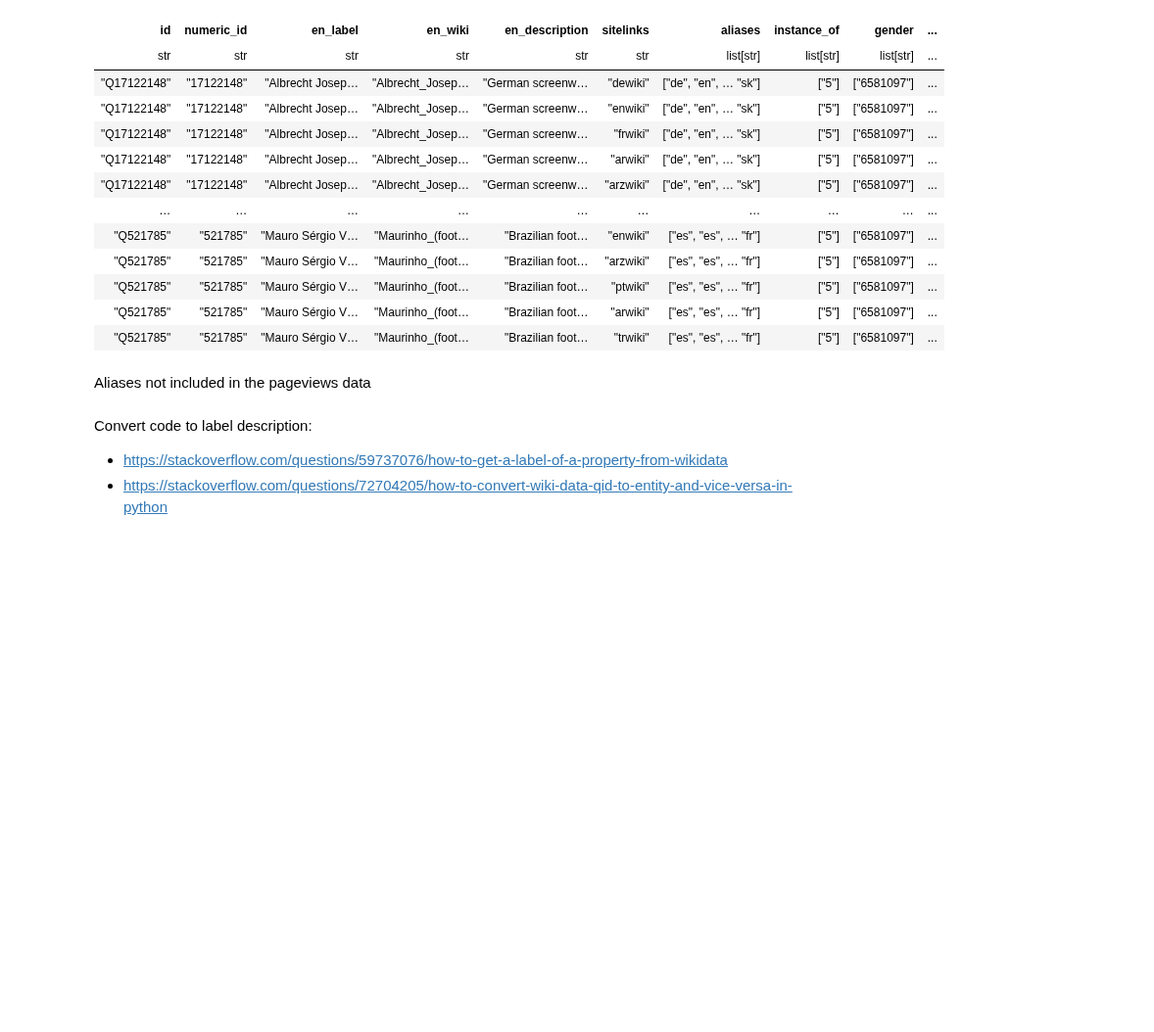
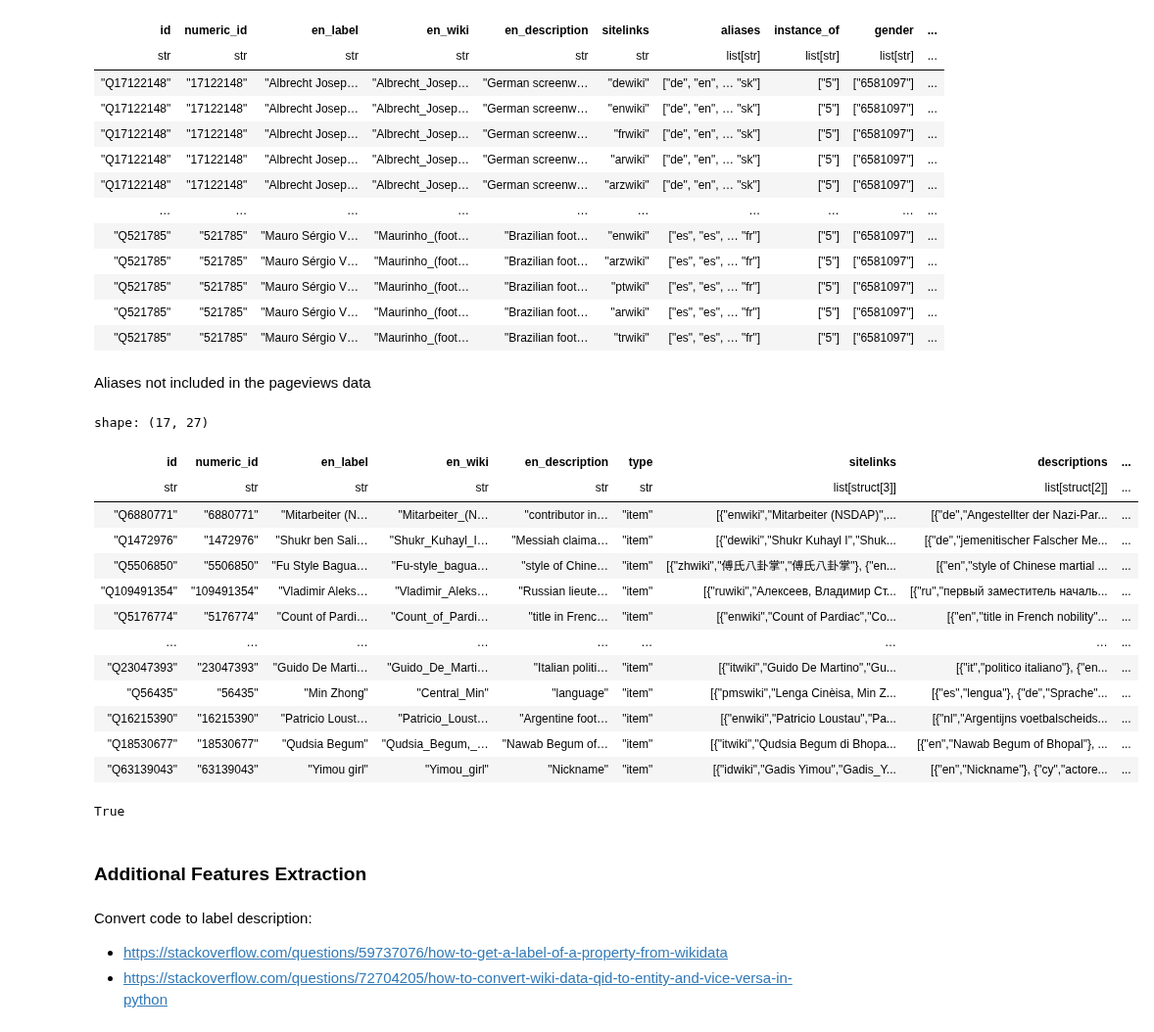
Before and after one commit to MNetanel/wikipedia-people-page-views-patterns, a Jupyter notebook: notebooks/wikipedia_pageviews_project.ipynb, the cells around one changed output. Shown at 98% size. Saved outputs shown, nothing was run; the diff lists cells and outputs as text; code cells hidden in the pictures; blank space fills up the shorter version.

```diff
--- a/notebooks/wikipedia_pageviews_project.ipynb
+++ b/notebooks/wikipedia_pageviews_project.ipynb
@@ -577,6 +603,29 @@ shape: (21, 23)
 info_df.write_parquet(PROCESSED_DATA_DIR / 'wikidata_all.parquet')
 # %% [markdown]
 Aliases not included in the pageviews data
+# %%
+display(info_df.filter(pl.col('subclass_of').list.len() > 0))
+# %% [output]
+shape: (17, 27)
+| id | numeric_id | en_label | en_wiki | en_description | type | sitelinks | descriptions | ... |
+| str | str | str | str | str | str | list[struct[3]] | list[struct[2]] | ... |
+| "Q6880771" | "6880771" | "Mitarbeiter (N… | "Mitarbeiter_(N… | "contributor in… | "item" | [{"enwiki","Mitarbeiter (NSDAP)",... | [{"de","Angestellter der Nazi-Par... | ... |
+| "Q1472976" | "1472976" | "Shukr ben Sali… | "Shukr_Kuhayl_I… | "Messiah claima… | "item" | [{"dewiki","Shukr Kuhayl I","Shuk... | [{"de","jemenitischer Falscher Me... | ... |
+| "Q5506850" | "5506850" | "Fu Style Bagua… | "Fu-style_bagua… | "style of Chine… | "item" | [{"zhwiki","傅氏八卦掌","傅氏八卦掌"}, {"en... | [{"en","style of Chinese martial ... | ... |
+| "Q109491354" | "109491354" | "Vladimir Aleks… | "Vladimir_Aleks… | "Russian lieute… | "item" | [{"ruwiki","Алексеев, Владимир Ст... | [{"ru","первый заместитель началь... | ... |
+| "Q5176774" | "5176774" | "Count of Pardi… | "Count_of_Pardi… | "title in Frenc… | "item" | [{"enwiki","Count of Pardiac","Co... | [{"en","title in French nobility"... | ... |
+| … | … | … | … | … | … | … | … | ... |
+| "Q23047393" | "23047393" | "Guido De Marti… | "Guido_De_Marti… | "Italian politi… | "item" | [{"itwiki","Guido De Martino","Gu... | [{"it","politico italiano"}, {"en... | ... |
+| "Q56435" | "56435" | "Min Zhong" | "Central_Min" | "language" | "item" | [{"pmswiki","Lenga Cinèisa, Min Z... | [{"es","lengua"}, {"de","Sprache"... | ... |
+| "Q16215390" | "16215390" | "Patricio Loust… | "Patricio_Loust… | "Argentine foot… | "item" | [{"enwiki","Patricio Loustau","Pa... | [{"nl","Argentijns voetbalscheids... | ... |
+| "Q18530677" | "18530677" | "Qudsia Begum" | "Qudsia_Begum,_… | "Nawab Begum of… | "item" | [{"itwiki","Qudsia Begum di Bhopa... | [{"en","Nawab Begum of Bhopal"}, ... | ... |
+| "Q63139043" | "63139043" | "Yimou girl" | "Yimou_girl" | "Nickname" | "item" | [{"idwiki","Gadis Yimou","Gadis_Y... | [{"en","Nickname"}, {"cy","actore... | ... |
+# %%
+(info_df['numeric_id'] == info_df['id'].str.replace('Q', '')).all()
+# %% [output]
+True
+# %% [markdown]
+### Additional Features Extraction
 # %% [markdown]
 Convert code to label description:
 - https://stackoverflow.com/questions/59737076/how-to-get-a-label-of-a-property-from-wikidata
```
Also changed, not shown: parts of 26 cells of this notebook, 1 other file.
